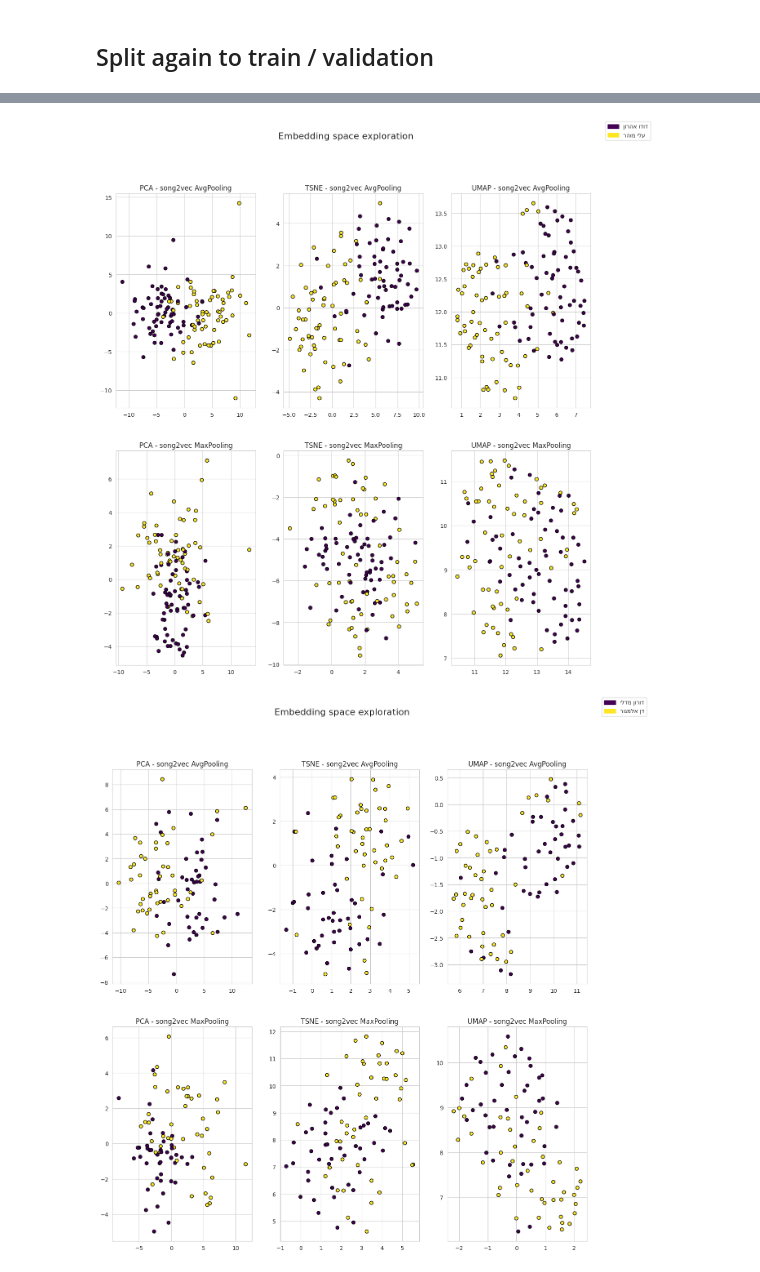
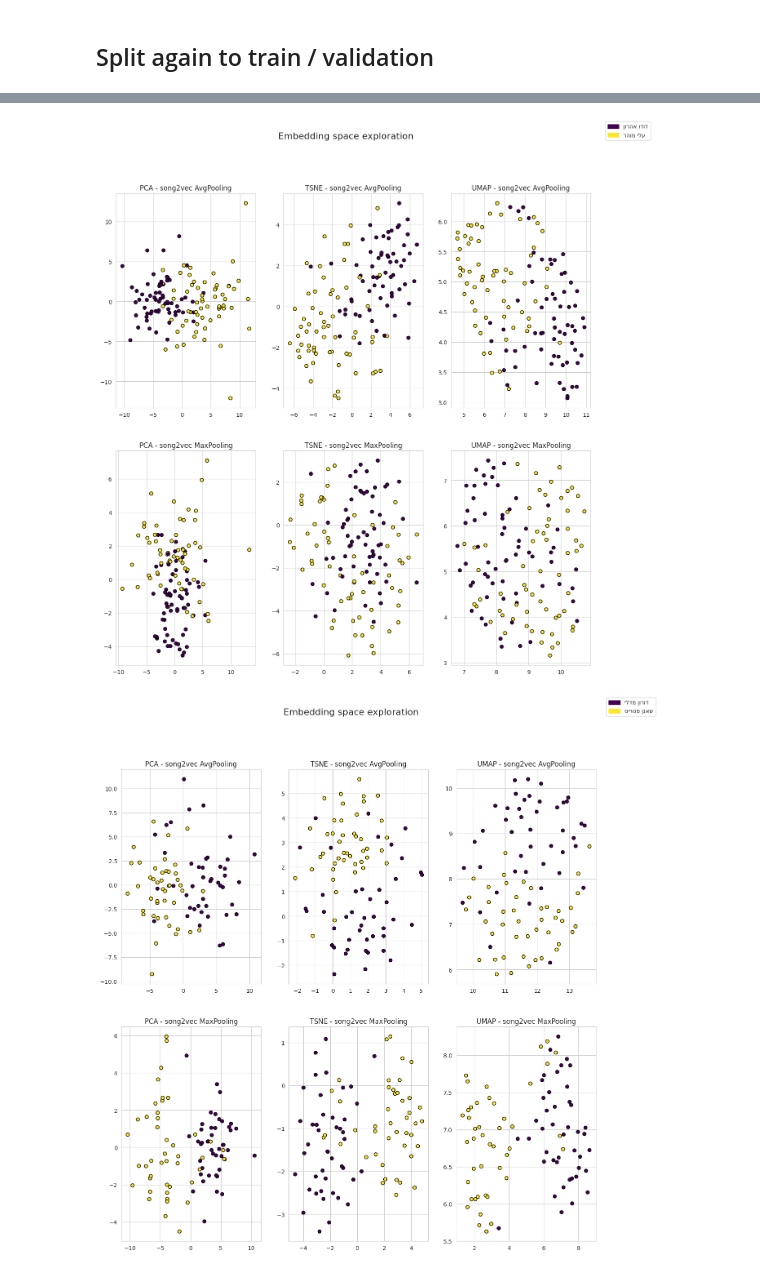
Before and after one commit to Bidusa-Kashani/MelodyMaster, a Jupyter notebook: 05 - RNN/05 - RNN.ipynb, the cells around one changed output, grey strips where cells are left out. Cells and saved outputs as stored; diff of their text form; code cells hidden in the pictures.

```diff
--- a/05 - RNN/05 - RNN.ipynb
+++ b/05 - RNN/05 - RNN.ipynb
@@ -281,19 +311,21 @@ def v2w(vector):
     return v2w_rep[tuple(vector)]
 
 
+words_set = set(words) - {'</s>'}  # remove the end of sentence token for all models except RNNs
+
+
 def song2vec_mean(song):
-    return np.mean([w2v[w] for w in song if w in words], axis=0)
+    return np.mean([w2v[w] for w in song if w in words_set], axis=0)
 
 
 def song2vec_max(song):
-    return np.max([w2v[w] for w in song if w in words], axis=0)
+    return np.max([w2v[w] for w in song if w in words_set], axis=0)
 
 
-words_set = set(words)
-train_df['song2vec_mean'] = train_df['lyrics'].map(lambda l: np.mean([w2v[w] for w in l if w in words_set], axis=0))
+train_df['song2vec_mean'] = train_df['lyrics'].map(song2vec_mean)
 train_df = train_df.dropna()
-train_df['song2vec_max'] = train_df['lyrics'].map(lambda l: np.max([w2v[w] for w in l if w in words_set], axis=0))
+train_df['song2vec_max'] = train_df['lyrics'].map(song2vec_max)
 
-val_df['song2vec_mean'] = val_df['lyrics'].map(lambda l: np.mean([w2v[w] for w in l if w in words_set], axis=0))
+val_df['song2vec_mean'] = val_df['lyrics'].map(song2vec_mean)
 val_df = val_df.dropna()
-val_df['song2vec_max'] = val_df['lyrics'].map(lambda l: np.max([w2v[w] for w in l if w in words_set], axis=0))
+val_df['song2vec_max'] = val_df['lyrics'].map(song2vec_max)
@@ -371,11 +391,11 @@ To enable the following instructions: AVX2 AVX_VNNI FMA, in other operations, re
 # %%
 project_lyricists(["דודו אהרון", "עלי מוהר"])
 # %% [output]
-[figure, old version]
+[figure, new version]
 # %%
-project_lyricists(["דורון מדלי", "דן אלמגור"])
+project_lyricists(["דורון מדלי", "שאנן סטריט"])
 # %% [output]
-[figure, old version]
+[figure, new version]
 # %%
 project_lyricists(["יוסי גיספן", "נתן אלתרמן"])
 # %% [output]
```
Also changed, not shown: parts of 48 cells of this notebook, 2 other files.
